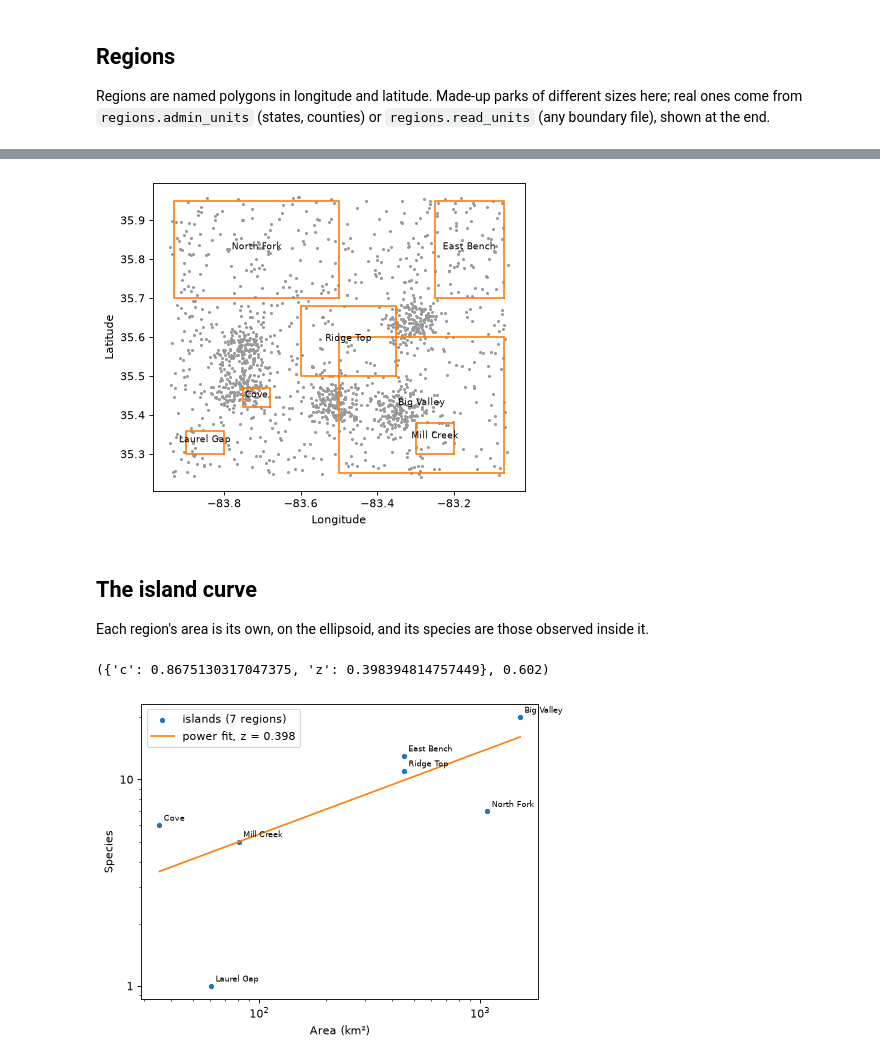
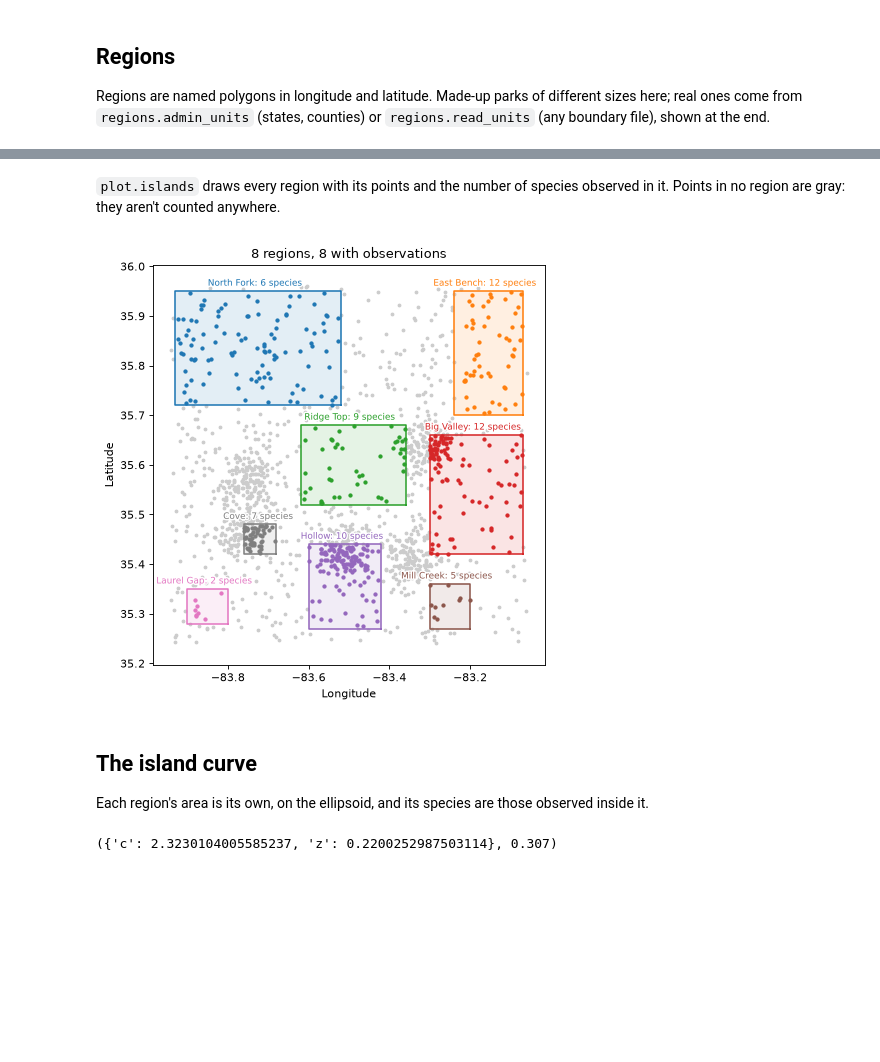
Before and after one commit to jmcmeen/samplesar, a Jupyter notebook: docs/examples/islands.ipynb, the cells around one changed output, grey strips where cells are left out. Cells and saved outputs as stored; diff of their text form; code cells hidden in the pictures; blank space fills up the shorter version.

```diff
--- a/docs/examples/islands.ipynb
+++ b/docs/examples/islands.ipynb
@@ -45,25 +46,16 @@ table.round(1)
-# %%
-fig, ax = plt.subplots(figsize=(6, 5))
-points = sample.points
-ax.scatter(points[:, 0], points[:, 1], s=3, color="0.6")
-for name, park in parks.items():
-    ax.plot(*park.exterior.xy, color="C1")
-    ax.annotate(name, park.centroid.coords[0], ha="center", fontsize=8)
-ax.set(xlabel="Longitude", ylabel="Latitude");
-# %% [output]
-[figure, removed]
-# %% [markdown]
-## The island curve
-
-Each region's area is its own, on the ellipsoid, and its species are those observed inside it.
-# %%
-fit = islands.fit("power")
-fit.params, float(round(fit.r_squared, 3))
-# %% [output]
-({'c': 0.8675130317047375, 'z': 0.398394814757449}, 0.602)
+# %% [markdown]
+`plot.islands` draws every region with its points and the number of species observed in it. Points in no region are gray: they aren't counted anywhere.
+# %%
+fig, ax = plt.subplots(figsize=(7.5, 6.5))
+samplesar.plot.islands(islands, ax=ax);
+# %% [output]
+[figure, added]
+# %% [markdown]
+## The island curve
+
+Each region's area is its own, on the ellipsoid, and its species are those observed inside it.
 # %%
-ax = samplesar.plot.curve(islands)
-for row in table.itertuples():
-    ax.annotate(row.region, (row.area, row.species), fontsize=7, xytext=(4, 4), textcoords="offset points")
+fit = islands.fit("power")
+fit.params, float(round(fit.r_squared, 3))
 # %% [output]
-[figure, removed]
+({'c': 2.3230104005585237, 'z': 0.2200252987503114}, 0.307)
```
Also changed, not shown: parts of 26 cells of this notebook, 14 other files.
